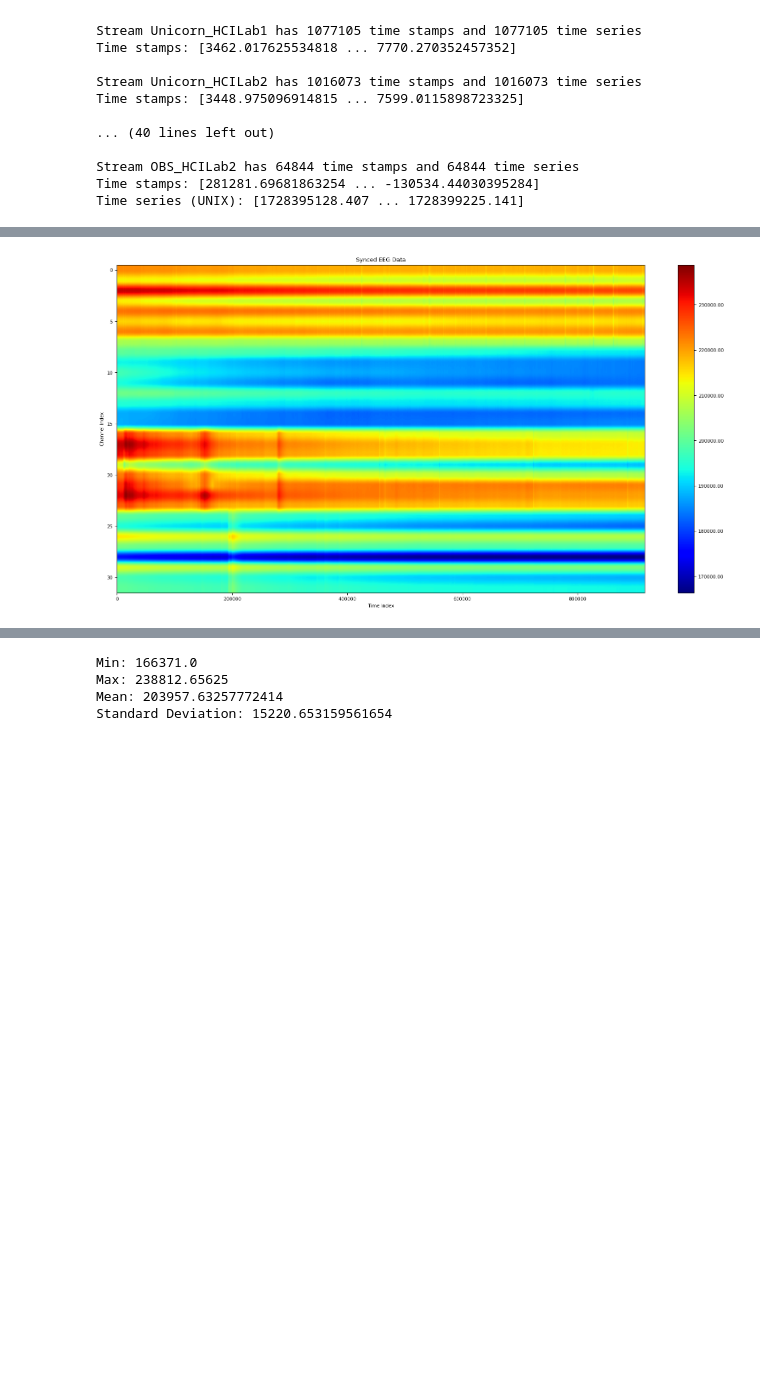
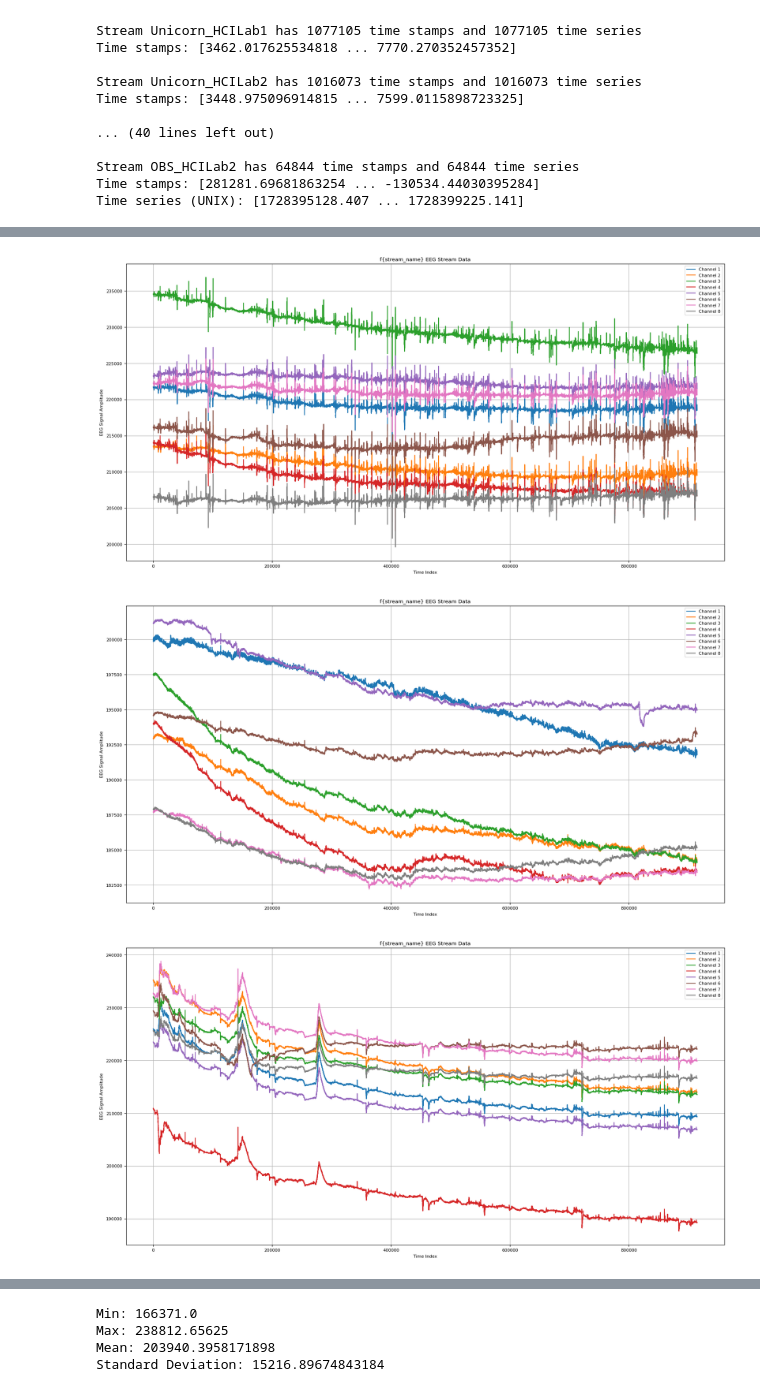
Before and after one commit to henro25/EEG-sync, a Jupyter notebook: Group 3/sync_to_actual_task/sync_eegs_to_actual_task_3.ipynb, the cells around one changed output, grey strips where cells are left out. Drawn from its saved outputs; the diff is of its cells as text; code cells hidden in the pictures; blank space fills up the shorter version.

Commit message:
updated scripts to save .mat files for each EEG stream

```diff
--- a/Group 3/sync_to_actual_task/sync_eegs_to_actual_task_3.ipynb
+++ b/Group 3/sync_to_actual_task/sync_eegs_to_actual_task_3.ipynb
@@ -136,7 +136,7 @@ def sync_streams(data_streams_1, data_streams_2):
             streams[stream_name] = stream
 
     # From the OBS Video (when Chris says "Begin" and "Time's Up")
-    start_unix_timestamp = 1728395421.629
+    start_unix_timestamp = 1728395431.629
     end_unix_timestamp = 1728399090.212
     duration = end_unix_timestamp - start_unix_timestamp
     frames = 250 * duration
@@ -249,31 +249,54 @@ max_length = 0
 for stream_name in ["Unicorn_HCILab1", "Unicorn_HCILab2", "Unicorn_CSL_Laptop", "Unicorn_CSL_LabPC"]:
     max_length = max(max_length, len(streams[stream_name]["time_series"]))
 
 # Create an np array to hold the synced EEG data with dimensions (max_length, 4 * 8)
 synced_EEG_data = np.full((max_length, 4 * 8), np.nan)
 
 # Fill in the synced EEG data
 for j, stream_name in enumerate(["Unicorn_HCILab1", "Unicorn_HCILab2", "Unicorn_CSL_Laptop", "Unicorn_CSL_LabPC"]):
     EEG_stream = streams[stream_name]
 
+    eeg_stream_data = np.full((len(EEG_stream["time_series"]), 8), np.nan)
     for time_index, eeg_data in enumerate(EEG_stream["time_series"]):
         synced_EEG_data[time_index, j * 8:(j + 1) * 8] = eeg_data[0:8]
+        eeg_stream_data[time_index, :] = eeg_data[0:8]
+
+    # Visualize the EEG stream data
+    time_indices = range(eeg_stream_data.shape[0])
+
+    plt.figure(figsize=(20, 10))
+
+    # Plot each channel as a separate line
+    for channel_idx in range(eeg_stream_data.shape[1]):
+        plt.plot(time_indices, eeg_stream_data[:, channel_idx], label=f'Channel {channel_idx+1}')
+
+    plt.title("f{stream_name} EEG Stream Data")
+    plt.xlabel("Time Index")
+    plt.ylabel("EEG Signal Amplitude")
+    plt.legend()
+    plt.grid(True)
+    plt.show()
+
+    # Download the EEG data as an .mat file
+    scipy.io.savemat(f'{stream_name}.mat', {f'{stream_name}': eeg_stream_data})
 
 # Visualize the synced EEG data
 plt.figure(figsize=(20, 10))
 plt.imshow(synced_EEG_data.T, aspect='auto', cmap='jet')
 plt.colorbar(format='%.2f')  # Ensures color bar does not use scientific notation
 plt.title("Synced EEG Data")
 plt.xlabel("Time Index")
 plt.ylabel("Channel Index")
 plt.show()
 
 print("Min:", np.nanmin(synced_EEG_data))
 print("Max:", np.nanmax(synced_EEG_data))
 print("Mean:", np.nanmean(synced_EEG_data))
 print("Standard Deviation:", np.nanstd(synced_EEG_data))
 
 # Download the EEG data as an .mat file
 scipy.io.savemat('task_cutoff_EEG_data_3.mat', {'task_cutoff_EEG_data_3': synced_EEG_data})
 # %% [output]
-[figure, old version]
+[figure, new version]
+[figure, added]
+[figure, added]
@@ -280,4 +305,4 @@ scipy.io.savemat('task_cutoff_EEG_data_3.mat', {'task_cutoff_EEG_data_3': synced
 Min: 166371.0
 Max: 238812.65625
-Mean: 203957.63257772414
-Standard Deviation: 15220.653159561654
+Mean: 203940.3958171898
+Standard Deviation: 15216.89674843184
```
Also changed, not shown: parts of 2 cells of this notebook, 34 other files.
